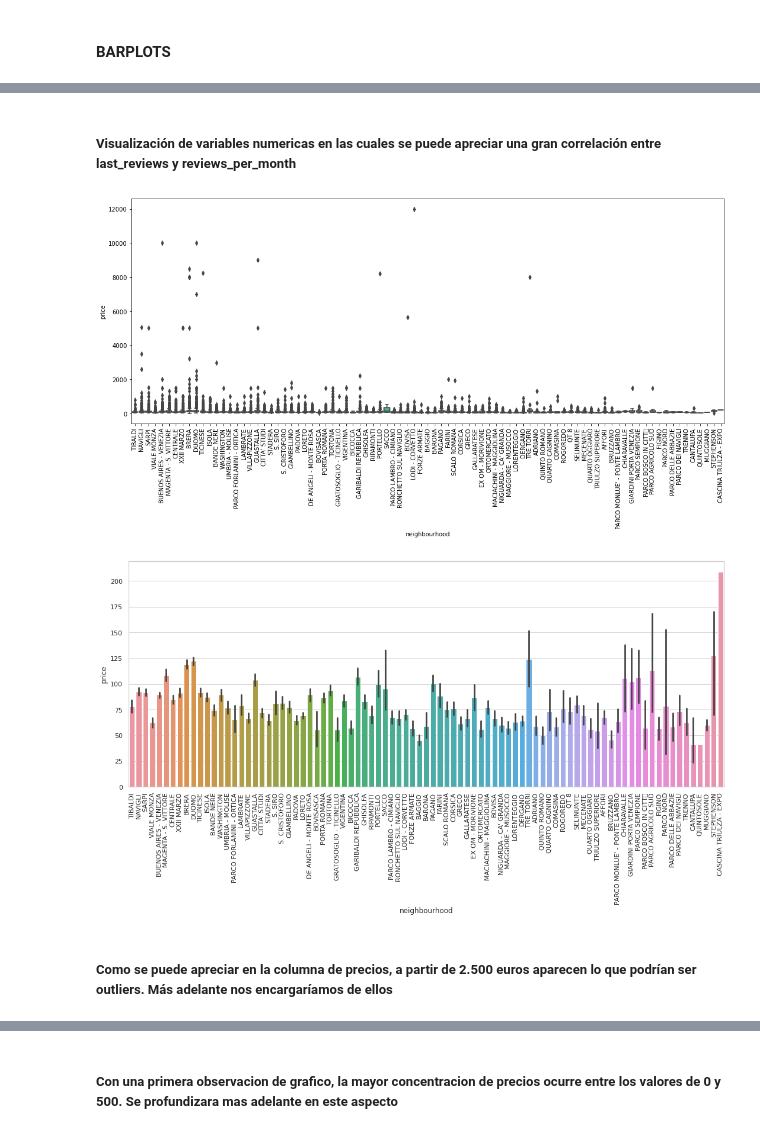
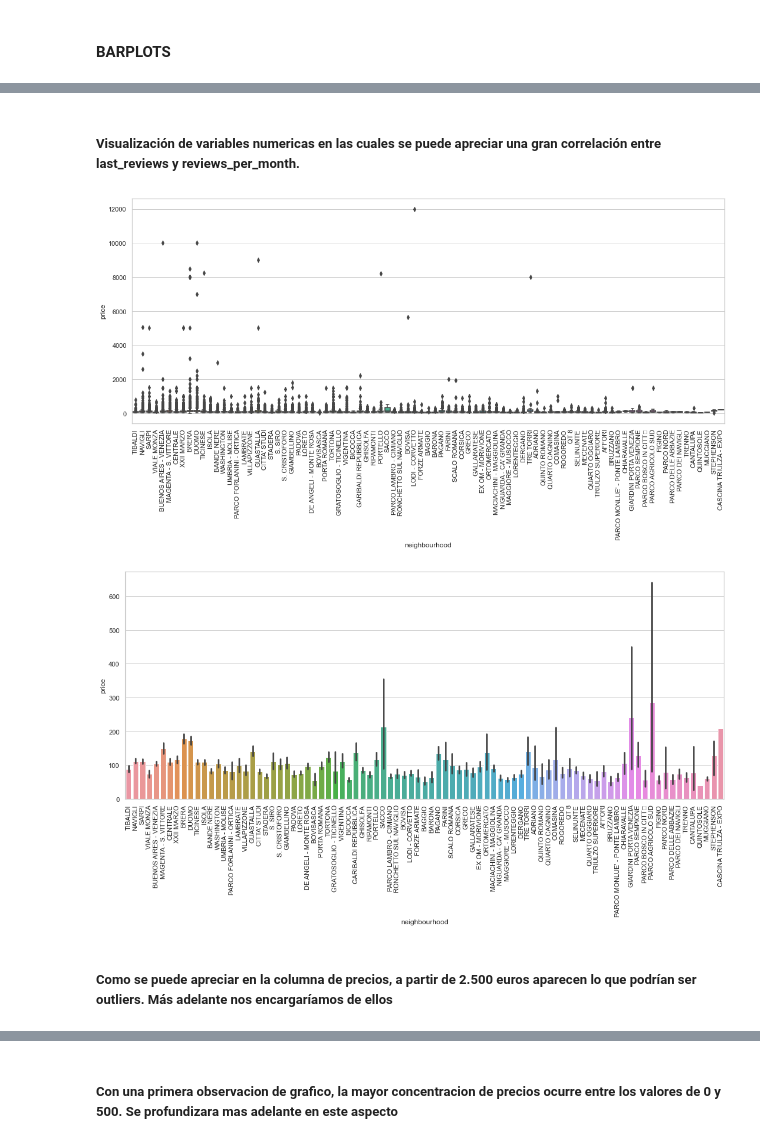
Before and after one commit to Factoria-F5-AI-Bootcamp-1-Edicion/Milan_airbnb, a Jupyter notebook: Milan_airbnb_EDA.ipynb, the cells around one changed output, grey strips where cells are left out. Drawn from its saved outputs; the diff is of its cells as text; code cells hidden in the pictures.

```diff
--- a/Milan_airbnb_EDA.ipynb
+++ b/Milan_airbnb_EDA.ipynb
@@ -137,7 +137,7 @@ Una variable puede ser de dos tipos:
 </ul>
 # %%
-#Prescindimos de estas 3 columnas, por no considerarlas variables que puedan tener algún impacto en nuestra salida
-df.drop(["host_id","name","host_name"], axis=1, inplace=True)
+#Prescindimos de estas 4 columnas, por no considerarlas variables que puedan tener algún impacto en nuestra salida.
+df.drop(["name","host_name", "latitude", "longitude"], axis=1, inplace=True)
 df.info()
 # %% [output]
 <class 'pandas.core.frame.DataFrame'>
@@ -238,26 +237,25 @@ array([[<AxesSubplot:xlabel='price', ylabel='price'>,
 # %% [markdown]
-<h5> Visualización de variables numericas en las cuales se puede apreciar una gran correlación entre last_reviews y reviews_per_month </h5>
+<h5> Visualización de variables numericas en las cuales se puede apreciar una gran correlación entre last_reviews y reviews_per_month. </h5>
 # %%
-# Gráfico para comparar los precios de los distintos barrios
+# Gráfico para comparar los precios de los distintos barrios.
 fig, ax = plt.subplots(ncols=1, figsize=(18,7))
 sns.boxplot(y='price', x='neighbourhood', data=df, ax=ax)
 plt.xticks(rotation=90)
 plt.show()
 # %% [output]
-[figure, old version]
+[figure, new version]
 # %%
-#Gráfico de barras con los mismos datos que en el anterior
+#Gráfico de barras con los mismos datos que en el anterior pero esta vez acotando con precios inferiores a 300 euros.
 fig, ax = plt.subplots(ncols=1, figsize=(18,7))
 sns.set_theme(style="whitegrid")
 
-
-ax = sns.barplot(x="neighbourhood", y="price", data=df[(df["price"]<300)])
+ax = sns.barplot(x="neighbourhood", y="price", data=df[(df["price"]<2500)])
 plt.xticks(rotation=90)
 plt.show()
 # %% [output]
-[figure, old version]
+[figure, new version]
-# %% [markdown]
-<h5>Como se puede apreciar en la columna de precios, a partir de 2.500 euros aparecen lo que podrían ser outliers. Más adelante nos encargaríamos de ellos </h5>
+# %% [markdown]
+<h5>Como se puede apreciar en la columna de precios, a partir de 2.500 euros aparecen lo que podrían ser outliers. Más adelante nos encargaríamos de ellos </h5>
 # %%
 # Partimos de valores menores de 2500 euros porque a partir de ahí estaba plagado
 # de posibles outliers que nos mostraban una gráfica de difícil lectura
```
Also changed, not shown: parts of 95 cells of this notebook.
